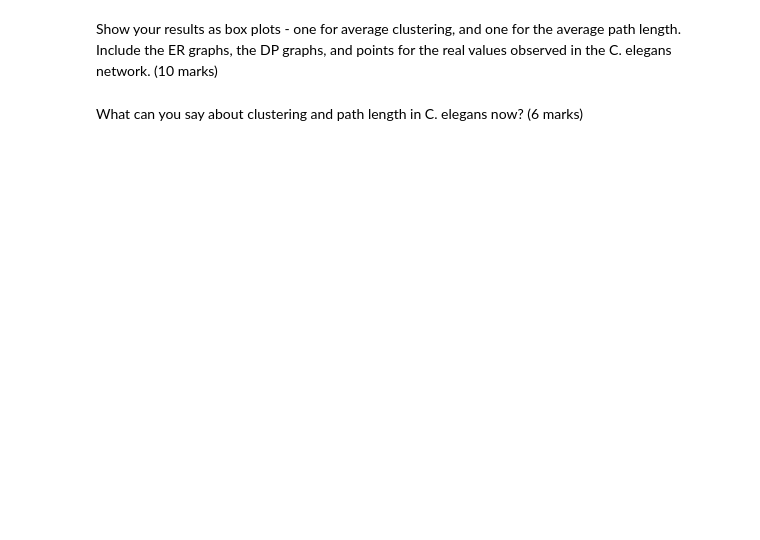
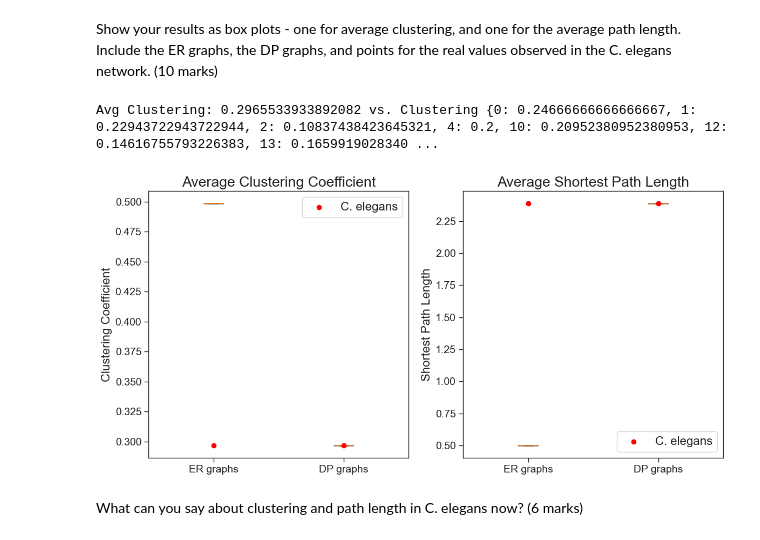
Before and after one commit to matthew-mcc/Connectomics, a Jupyter notebook: Exercises/CPSC-601-Connectomics-Fall24-Exercise-1.ipynb, the cells around one changed output. Drawn from its saved outputs; the diff is of its cells as text; code cells hidden in the pictures; blank space fills up the shorter version.

```diff
--- a/Exercises/CPSC-601-Connectomics-Fall24-Exercise-1.ipynb
+++ b/Exercises/CPSC-601-Connectomics-Fall24-Exercise-1.ipynb
@@ -416,6 +416,8 @@ Can we say anything about these numbers? Not really - we need a reference system
 #TODO: NOT SURE IF THIS IS THE BEST WAY TO DO THIS
 import itertools as it
 import random
+
+# More pythonic way from example exercise notebook
 def erdos_renyi(n, p):
     G = nx.Graph()
     nodes = range(n)
@@ -434,24 +436,24 @@ for i in range(100):
 
     graphs.append(graph)
 
-avg_clustering_coefficients = []
-avg_shortest_path_lengths = []
+er_avg_clustering_coefficients = []
+er_avg_shortest_path_lengths = []
 
 for g in graphs:
-    avg_clustering_coefficients.append(nx.average_clustering(g))
+    er_avg_clustering_coefficients.append(nx.average_clustering(g))
     # NONE OF THE GRAPHS GENERATED ARE CONNECTED??
     if (nx.is_connected(g)):
-        avg_shortest_path_lengths.append(nx.average_shortest_path_length(g))
+        er_avg_shortest_path_lengths.append(nx.average_shortest_path_length(g))
 
 # avg_clustering_coefficients
-print(avg_clustering_coefficients)
-print(avg_shortest_path_lengths)
+print(er_avg_clustering_coefficients)
+print(er_avg_shortest_path_lengths)
 
 # print avgs of lists
 # print(f"Average clustering of 100 random graphs: {sum(avg_clustering_coefficients) / len(avg_clustering_coefficients)}")
 # print(f"Average shortest path of 100 random graphs: {sum(avg_shortest_path_lengths) / len(avg_shortest_path_lengths)}")
-print(f"Average clustering of 100 random graphs: {np.mean(avg_clustering_coefficients)}")
-print(f"Average shortest path of 100 random graphs: {np.mean(avg_shortest_path_lengths)}")
+print(f"Average clustering of 100 random graphs: {np.mean(er_avg_clustering_coefficients)}")
+print(f"Average shortest path of 100 random graphs: {np.mean(er_avg_shortest_path_lengths)}")
 # %% [output]
 [0.4985572619213479, 0.4985572619213479, 0.4985572619213479, 0.4985572619213479, 0.4985572619213479, 0.4985572619213479, 0.4985572619213479, 0.4985572619213479, 0.4985572619213479, 0.4985572619213479, ...
 [1.5014154741188999, 1.5014154741188999, 1.5014154741188999, 1.5014154741188999, 1.5014154741188999, 1.5014154741188999, 1.5014154741188999, 1.5014154741188999, 1.5014154741188999, 1.5014154741188999, ...
@@ -462,4 +501,41 @@ Now, generate an ensemble of 100 random graphs through degree-preserving (DP) do
 # %% [markdown]
 Show your results as box plots - one for average clustering, and one for the average path length. Include the ER graphs, the DP graphs, and points for the real values observed in the C. elegans network. (10 marks)
+# %%
+# First, average clustering and path length for the REAL values in C. elegans
+real_clustering = nx.average_clustering(UW_G)
+real_path_length = nx.average_shortest_path_length(UW_G)
+
+# this gives some insight to the fact that we might be using the wrong clustering... but she's asking for average clustering???
+print(f"Avg Clustering: {nx.average_clustering(UW_G)} vs. Clustering {nx.clustering(UW_G)}")
+
+
+clustering_data_combined = [er_avg_clustering_coefficients, dp_avg_clustering_coefficients]
+path_data_combined = [er_avg_clustering_coefficients, dp_avg_shortest_path_lengths]
+
+# Create box plots for average clustering coefficient
+fig, ax = plt.subplots(1, 2, figsize=(12, 6))
+
+# Box plot for average clustering coefficient
+ax[0].boxplot(clustering_data_combined, labels=["ER graphs", "DP graphs"])
+ax[0].scatter(1, real_clustering, color='red', label='C. elegans', zorder=3)
+ax[0].scatter(2, real_clustering, color='red', zorder=3)
+ax[0].set_title("Average Clustering Coefficient")
+ax[0].set_ylabel("Clustering Coefficient")
+ax[0].legend()
+
+# Box plot for average shortest path length
+ax[1].boxplot(path_data_combined, labels=["ER graphs", "DP graphs"])
+ax[1].scatter(1, real_path_length, color='red', label='C. elegans', zorder=3)
+ax[1].scatter(2, real_path_length, color='red', zorder=3)
+ax[1].set_title("Average Shortest Path Length")
+ax[1].set_ylabel("Shortest Path Length")
+ax[1].legend()
+
+# Show the plots
+plt.tight_layout()
+plt.show()
+# %% [output]
+Avg Clustering: 0.2965533933892082 vs. Clustering {0: 0.24666666666666667, 1: 0.22943722943722944, 2: 0.10837438423645321, 4: 0.2, 10: 0.20952380952380953, 12: 0.14616755793226383, 13: 0.1659919028340 ...
+[figure, added]
 # %% [markdown]
 What can you say about clustering and path length in C. elegans now? (6 marks)
```
Also changed, not shown: parts of 5 cells of this notebook.
